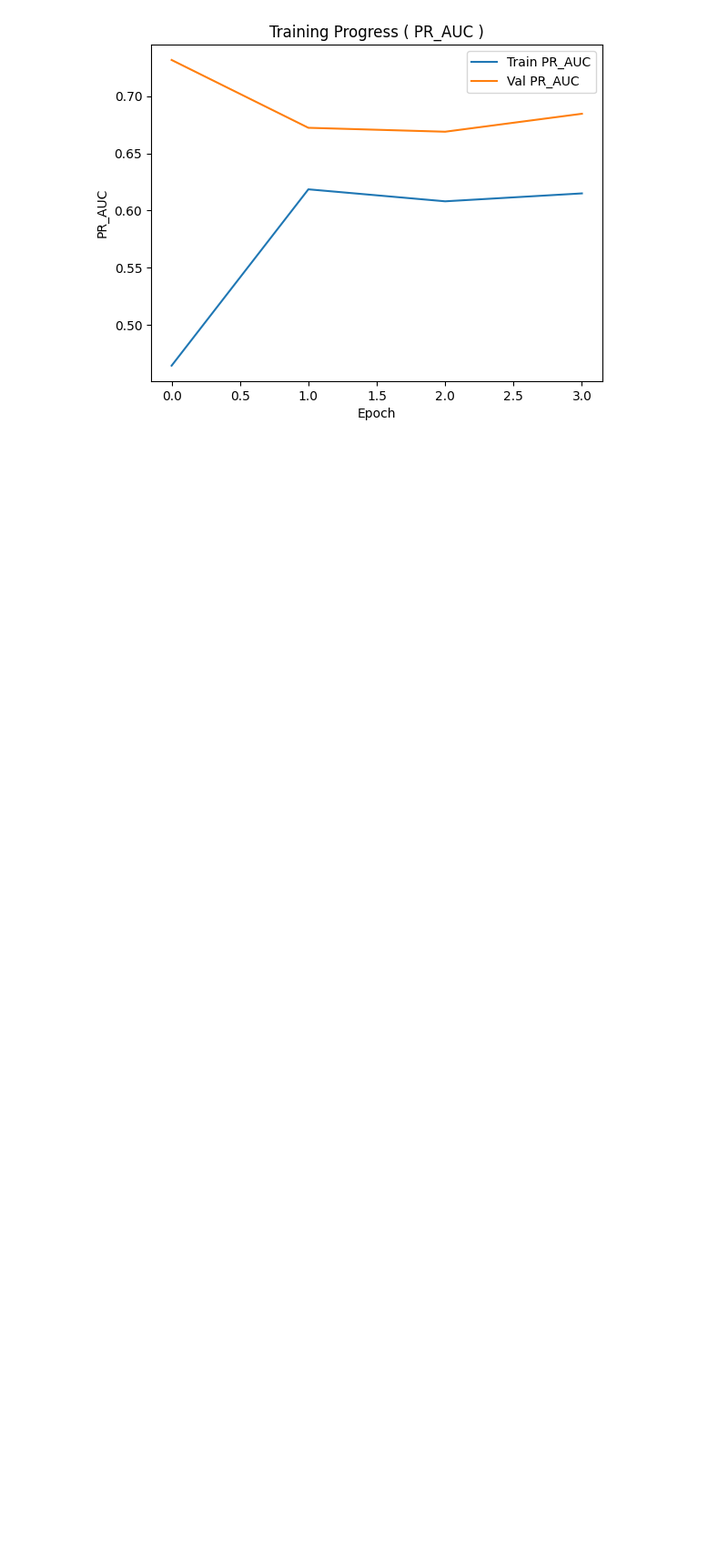
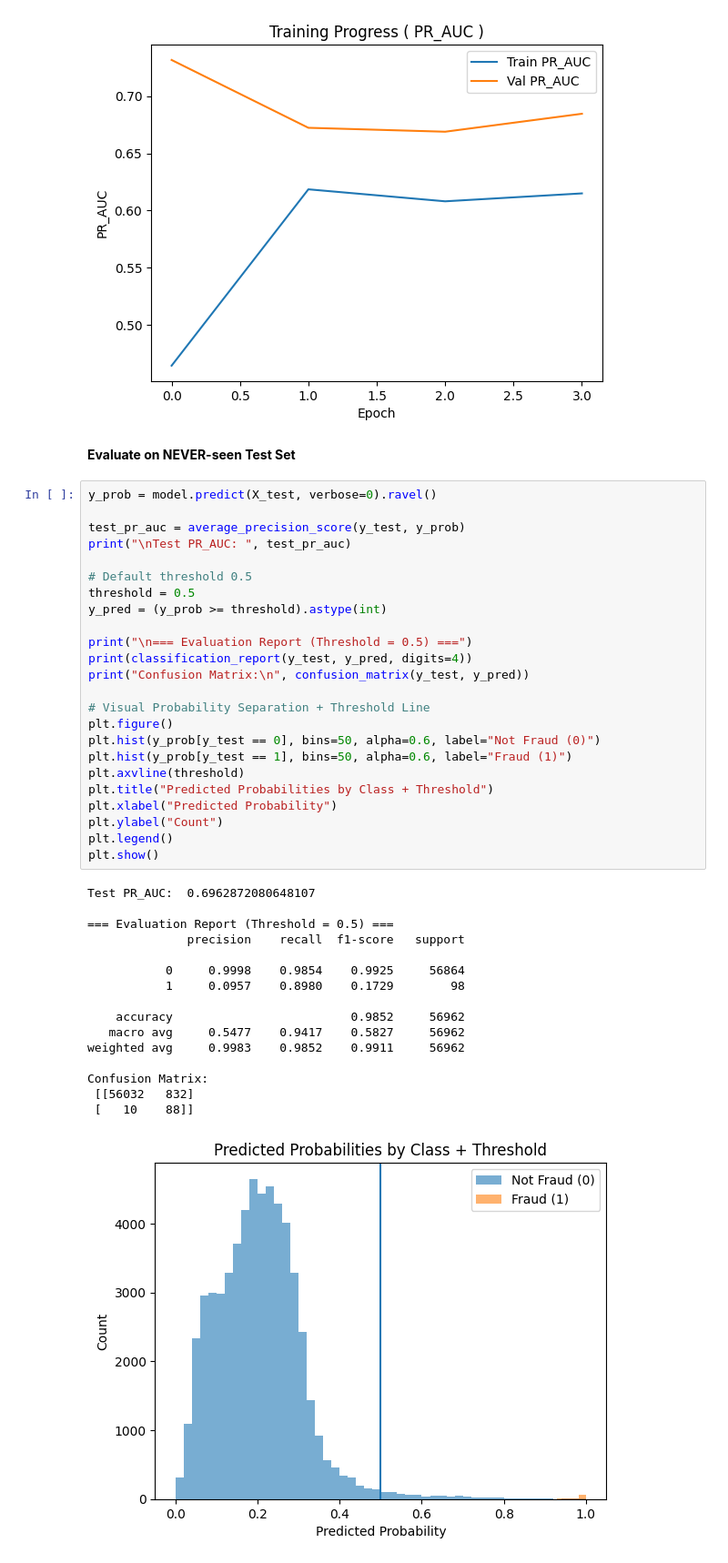
Before and after one commit to Ws995566/Credit-Card-Fraud-Detection-model, a Jupyter notebook: main_code.ipynb, the cells around one changed output. Shown at 91% size. Saved outputs shown, nothing was run; the diff lists cells and outputs as text; blank space fills up the shorter version.

Commit message:
Evaluate on NEVER-seen test set

```diff
--- a/main_code.ipynb
+++ b/main_code.ipynb
@@ -250,3 +250,46 @@ Epoch 3/30
 Epoch 4/30
 90/90 ━━━━━━━━━━━━━━━━━━━━ 1s 6ms/step - loss: 0.3209 - pr_auc: 0.6149 - precision: 0.0479 - recall: 0.9100 - roc_auc: 0.9814 - val_loss: 0.1109 - val_pr_auc: 0.6846 - val_precision: 0.0729 - val_reca ...
 [figure]
+# %% [markdown]
+**Evaluate on NEVER-seen Test Set**
+# %%
+y_prob = model.predict(X_test, verbose=0).ravel()
+
+test_pr_auc = average_precision_score(y_test, y_prob)
+print("\nTest PR_AUC: ", test_pr_auc)
+
+# Default threshold 0.5
+threshold = 0.5
+y_pred = (y_prob >= threshold).astype(int)
+
+print("\n=== Evaluation Report (Threshold = 0.5) ===")
+print(classification_report(y_test, y_pred, digits=4))
+print("Confusion Matrix:\n", confusion_matrix(y_test, y_pred))
+
+# Visual Probability Separation + Threshold Line
+plt.figure()
+plt.hist(y_prob[y_test == 0], bins=50, alpha=0.6, label="Not Fraud (0)")
+plt.hist(y_prob[y_test == 1], bins=50, alpha=0.6, label="Fraud (1)")
+plt.axvline(threshold)
+plt.title("Predicted Probabilities by Class + Threshold")
+plt.xlabel("Predicted Probability")
+plt.ylabel("Count")
+plt.legend()
+plt.show()
+# %% [output]
+Test PR_AUC:  0.6962872080648107
+
+=== Evaluation Report (Threshold = 0.5) ===
+              precision    recall  f1-score   support
+
+           0     0.9998    0.9854    0.9925     56864
+           1     0.0957    0.8980    0.1729        98
+
+    accuracy                         0.9852     56962
+   macro avg     0.5477    0.9417    0.5827     56962
+weighted avg     0.9983    0.9852    0.9911     56962
+
+Confusion Matrix:
+ [[56032   832]
+ [   10    88]]
+[figure, added]
```
